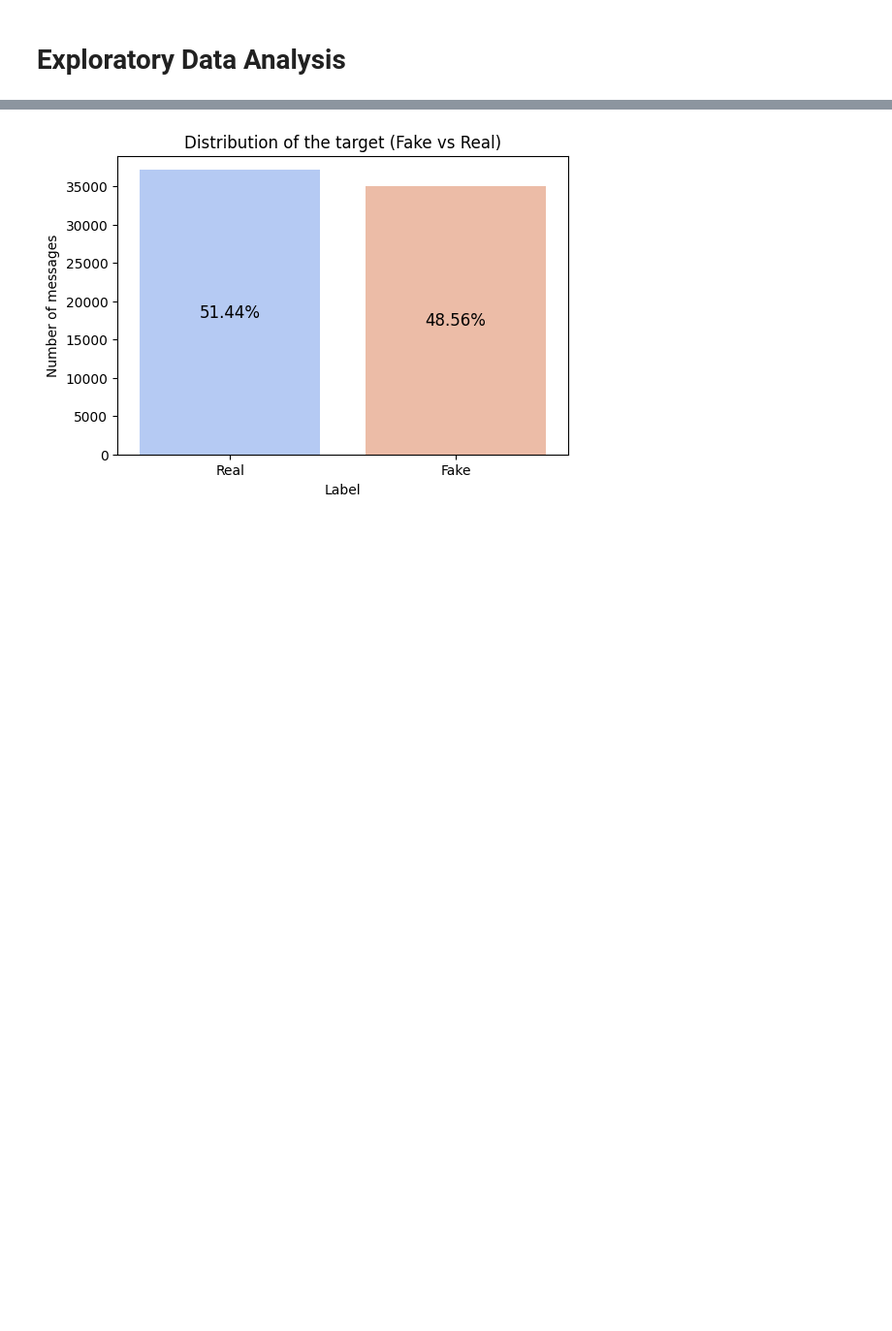
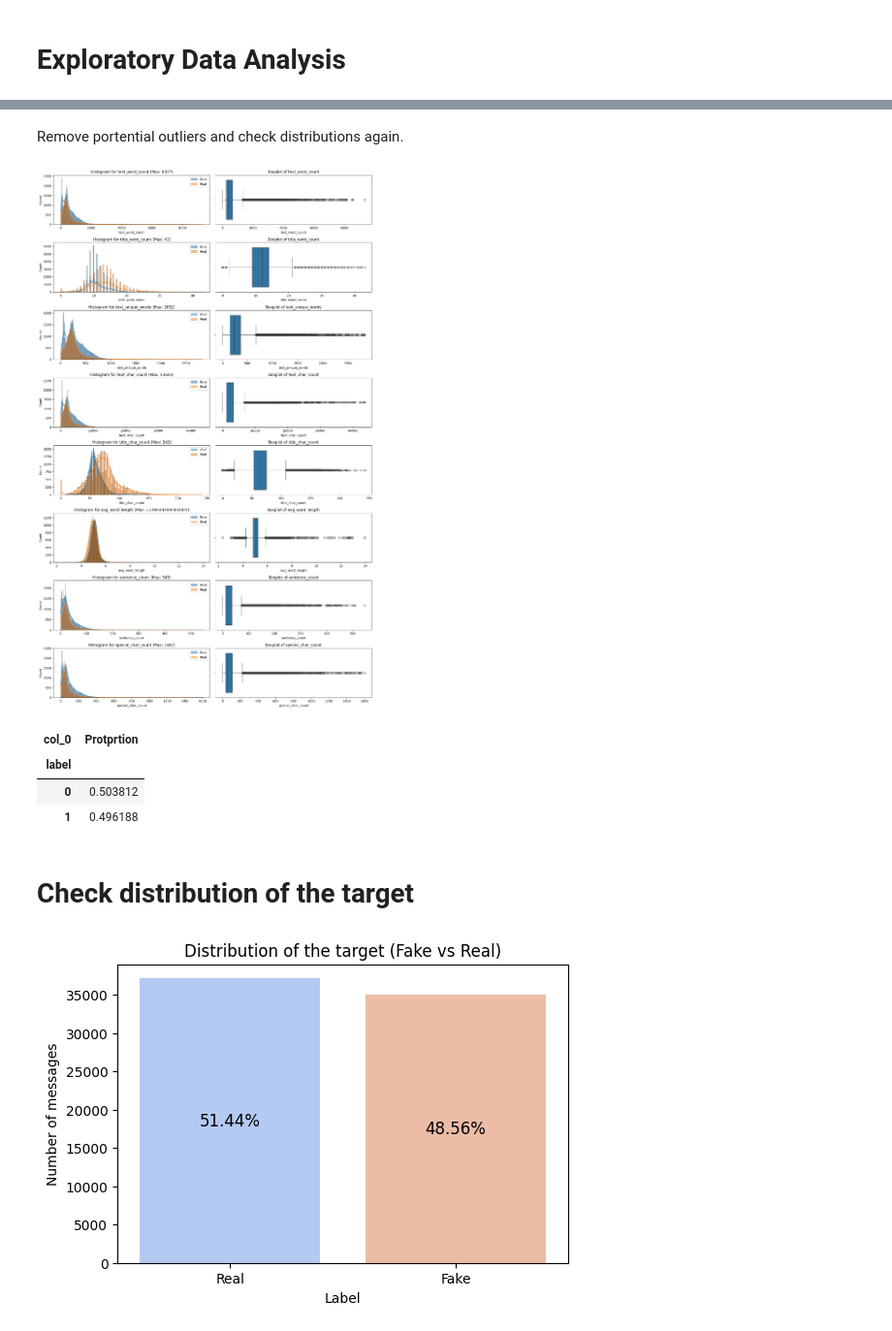
Before and after one commit to katjaweb/mlops-fake-news-prediction, a Jupyter notebook: fake-news-detection.ipynb, the cells around one changed output, grey strips where cells are left out. Shown at 97% size. Saved outputs shown, nothing was run; the diff lists cells and outputs as text; code cells hidden in the pictures; blank space fills up the shorter version.

```diff
--- a/fake-news-detection.ipynb
+++ b/fake-news-detection.ipynb
@@ -147,3 +499,32 @@ Statistical overview of categorical features:
+# %% [markdown]
+Remove portential outliers and check distributions again.
+# %%
+df_rm = df.drop(df[
+    (df.text_word_count == 0) |
+    ((df.text_word_count > 0) & (df.text_word_count < 6)) |
+    (df.text_word_count > 10000) |
+    (df.title_word_count > 45) |
+    (df.text_unique_words > 3000) |
+    (df.text_char_count > 50000) |
+    (df.title_char_count > 300) |
+    (df.avg_word_length > 15) |
+    (df.sentence_count > 550) |
+    (df.special_char_count > 2000) |
+    (df.language != 'en')
+].index)
+# %%
+plot_histograms_and_boxplots(df_rm, num_cols)
+# %% [output]
+[figure, added]
+# %%
+pd.crosstab(index=df_rm.label, columns='Proportion', normalize=True)
+# %% [output]
+| col_0 | Protprtion |
+| label |  |
+| 0 | 0.503812 |
+| 1 | 0.496188 |
+# %% [markdown]
+# Check distribution of the target
 # %%
 plt.figure(figsize=(6, 4))
 ax = sns.countplot(x='label', data=df, palette='coolwarm')
```
Also changed, not shown: parts of 80 cells of this notebook, 2 other files.
